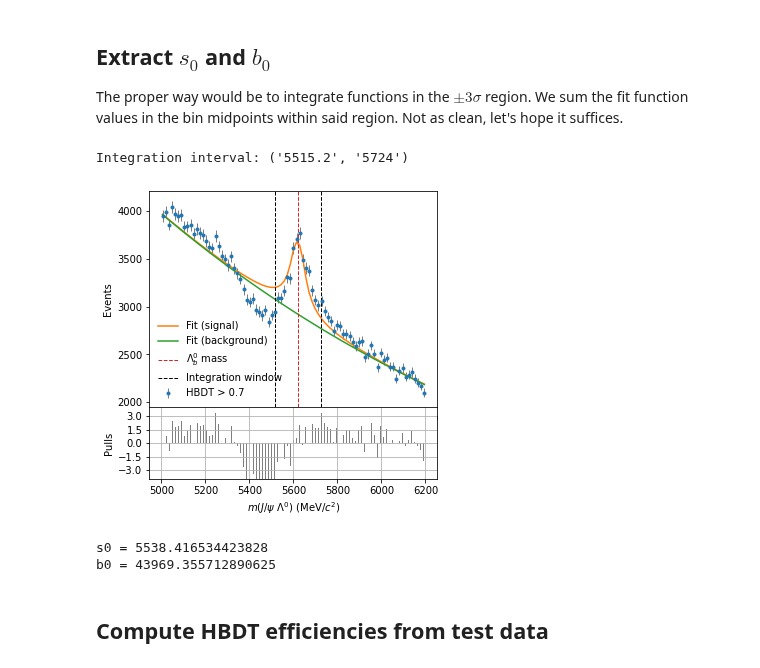
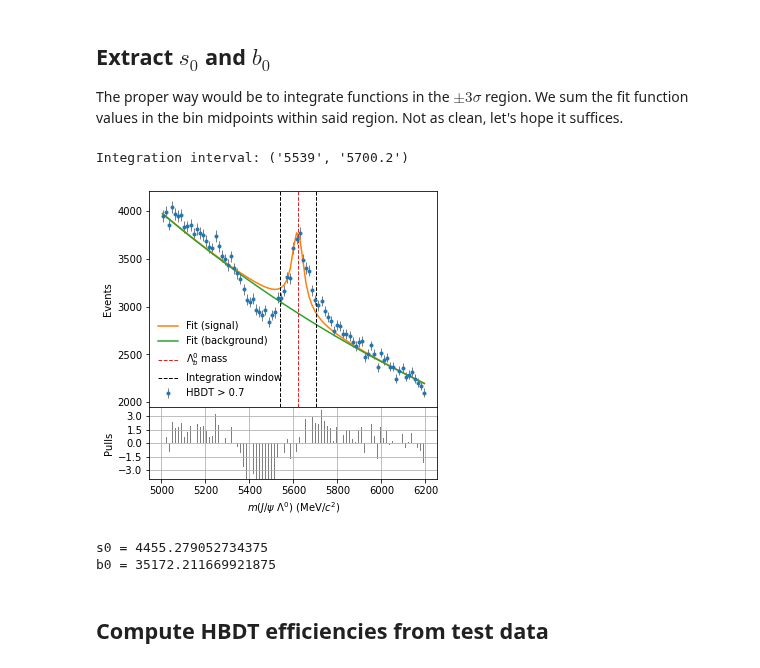
Before and after one commit to alatios/lb2jpsil_classifier-studies, a Jupyter notebook: 20_HBDT/24_threshold_optimization.ipynb, the cells around one changed output. Drawn from its saved outputs; the diff is of its cells as text; code cells hidden in the pictures.

Commit message:
Unconstrain sigma in data fit

```diff
--- a/20_HBDT/24_threshold_optimization.ipynb
+++ b/20_HBDT/24_threshold_optimization.ipynb
@@ -546,10 +546,10 @@ sig_func = {
 
 ## Dictionary variant for the constrained sig+bkg fit
 sig_func_constrained = {
-     'param_names' : [ r'S' ],
-     'p0'          : [  200 ],
-     'lb'          : [    0 ],
-     'ub'          : [  1e9 ]
+     'param_names' : [ r'S', r'sigma' ],
+     'p0'          : [  200,    35    ],
+     'lb'          : [    0,     1    ],
+     'ub'          : [  1e9,   200    ]
 }
 
 ## Turn-on exponential dictionary
@@ -710,10 +710,10 @@ plt.show()
 ## This is the complete fit function, sum of:
 ## 1. A crystal_ball_double_norm with fixed parameters (to MC fit results) apart from normalization S.
 ## 2. A turn_on_exp with free parameters C (normalization), m_0 (turn-on mass), a (coefficient, as in exp[-a*x])
-def sig_bkg_fit_function(x, S, C, m0, a):
+def sig_bkg_fit_function(x, S, sigma, C, m0, a):
     ## Fixed parameters
     mu = mu_constr
-    sigma = sigma_constr
+    #sigma = sigma_constr
     alpha1 = alpha_1_constr
     n1 = n_1_constr
     alpha2 = alpha_2_constr
@@ -815,14 +816,14 @@ b_i=\frac{b_0 \varepsilon_i^b}{\varepsilon_0^b}
 ## Extract $s_0$ and $b_0$
 The proper way would be to integrate functions in the $\pm 3\sigma$ region. We sum the fit function values in the bin midpoints within said region. Not as clean, let's hope it suffices.
 # %%
-S, C, m0, a = data_param_best
+S, sigma, C, m0, a = data_param_best
 
-lower_integration_limit = mu_constr - 3 * sigma_constr
-upper_integration_limit = mu_constr + 3 * sigma_constr
+lower_integration_limit = mu_constr - 3 * sigma
+upper_integration_limit = mu_constr + 3 * sigma
 
 print("Integration interval:", ('{0:.5g}'. format(lower_integration_limit), '{0:.5g}'. format(upper_integration_limit)))
 # %% [output]
-Integration interval: ('5515.2', '5724')
+Integration interval: ('5539', '5700.2')
 # %%
 basic_filename = 'lambdab_soft_fit_window'
 plot_filename = 'data_' + basic_filename
@@ -844,39 +845,39 @@ plt.plot(data_bin_midpoints,
          color='tab:orange',
          label='Fit (signal)')
 plt.plot(data_bin_midpoints,
-         fit_utils.turn_on_exp(data_bin_midpoints, *data_param_best[1:]),
+         fit_utils.turn_on_exp(data_bin_midpoints, *data_param_best[2:]),
          color='tab:green',
          label='Fit (background)')
 plt.axvline(lambdab_pdg_mass, linestyle='--', color='tab:red', linewidth=1, label='$\Lambda_b^0$ mass')
 plt.axvline(lower_integration_limit, linestyle='--', color='k', linewidth=1)
 plt.axvline(upper_integration_limit, linestyle='--', color='k', linewidth=1, label='Integration window')
 if show_grid:
     plt.grid()
 if show_titles:
     plt.title(inv_mass_variable_title + " distribution" + '\n(Run 2 data)')
 
 plt.xlabel("$m(J/\psi \Lambda)$ (MeV/$c^2$)")
 plt.ylabel('Events')
 plt.legend(frameon=False)
 
 ## Pulls plot
 frame_pulls = fig.add_axes((.1,.1,.8,.2))
 plt.bar(x=data_bin_midpoints,
         height=(data_events - sig_bkg_fit_function(data_bin_midpoints, *data_param_best))/np.sqrt(data_events),
         width=4,
         color='tab:gray')
 plt.ylim((-4,4))
 plt.grid()
 plt.xlabel("$m(J/\psi~\Lambda^0)$ (MeV/$c^2$)")
 plt.ylabel("Pulls")
 plt.yticks([-3,-1.5,0,1.5,3])
 
 if save_plots:
     plt.savefig(plot_directory + plot_filename + '.pdf', bbox_inches='tight')
 
 plt.show()
 # %% [output]
-[figure, old version]
+[figure, new version]
 # %%
 integration_window = (data_bin_midpoints >= lower_integration_limit) & (data_bin_midpoints <= upper_integration_limit)
 
@@ -888,8 +889,8 @@ b0 = sum(fit_utils.turn_on_exp(data_bin_midpoints[integration_window], C, m0, a)
 
 print("s0 =", s0, "\nb0 =", b0)
 # %% [output]
-s0 = 5538.416534423828
-b0 = 43969.355712890625
+s0 = 4455.279052734375
+b0 = 35172.211669921875
 # %% [markdown]
 ## Compute HBDT efficiencies from test data
 # %%
```
Also changed, not shown: parts of 14 cells of this notebook.
